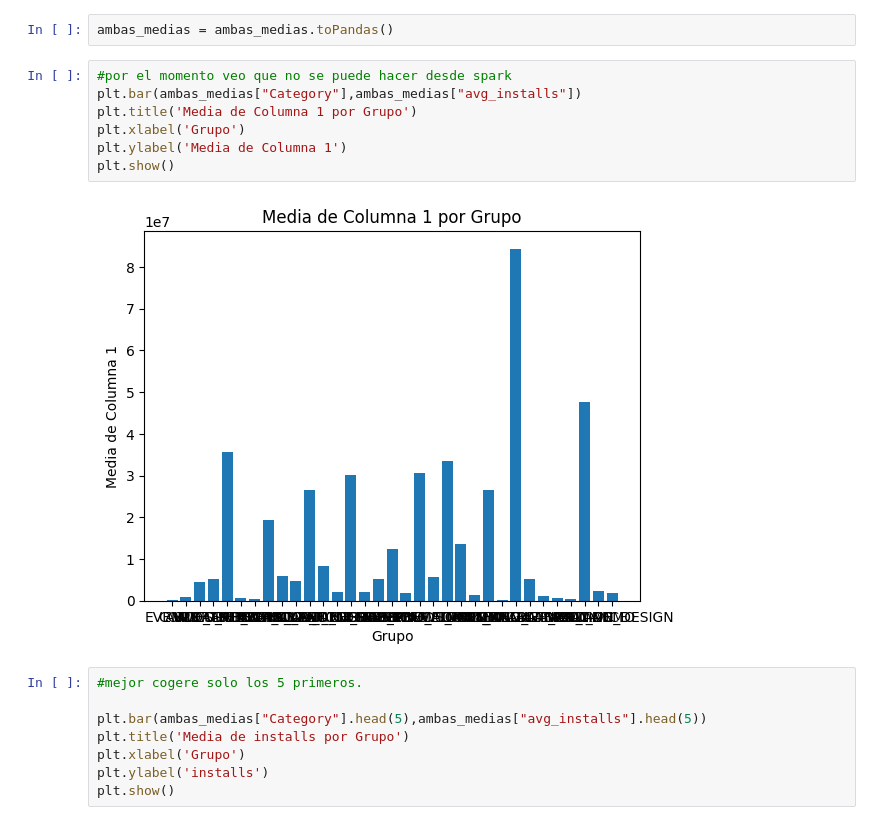
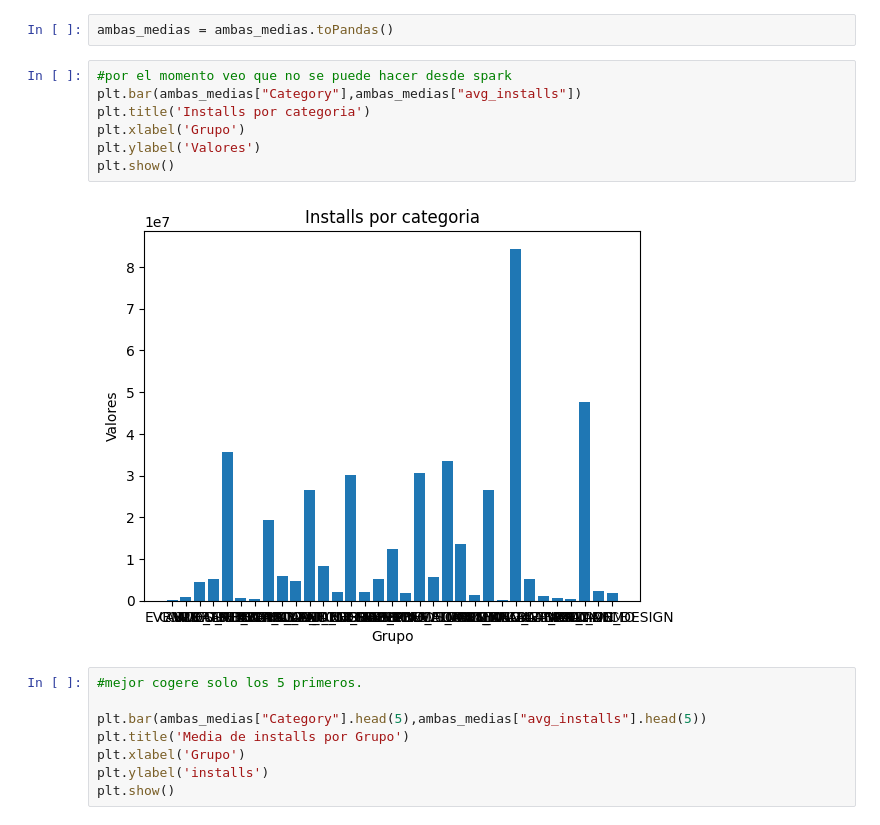
Before and after one commit to AdrianNiet/Manejo-datos-spark, a Jupyter notebook: notebooks/operating_df.ipynb, the cells around one changed output. Cells and saved outputs as stored; diff of their text form.

```diff
--- a/notebooks/operating_df.ipynb
+++ b/notebooks/operating_df.ipynb
@@ -364,12 +364,12 @@ ambas_medias = ambas_medias.toPandas()
 # %%
 #por el momento veo que no se puede hacer desde spark
 plt.bar(ambas_medias["Category"],ambas_medias["avg_installs"])
-plt.title('Media de Columna 1 por Grupo')
+plt.title('Installs por categoria')
 plt.xlabel('Grupo')
-plt.ylabel('Media de Columna 1')
+plt.ylabel('Valores')
 plt.show()
 # %% [output]
-[figure, old version]
+[figure, new version]
 # %%
 #mejor cogere solo los 5 primeros.
 
```
Also changed, not shown: parts of 4 cells of this notebook, 1 other file.
